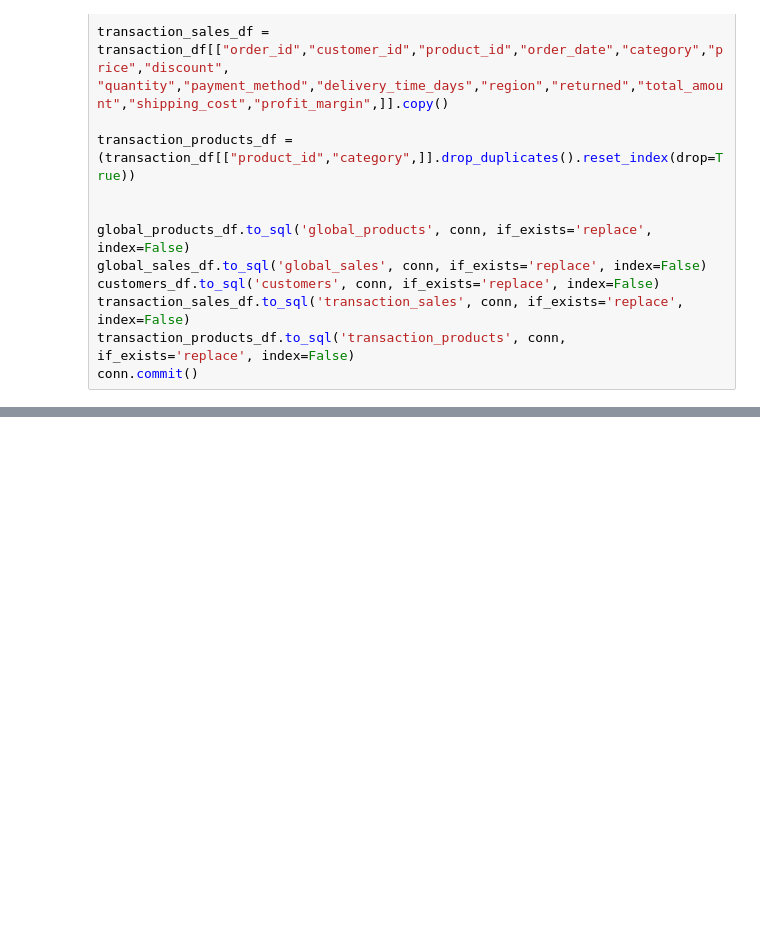
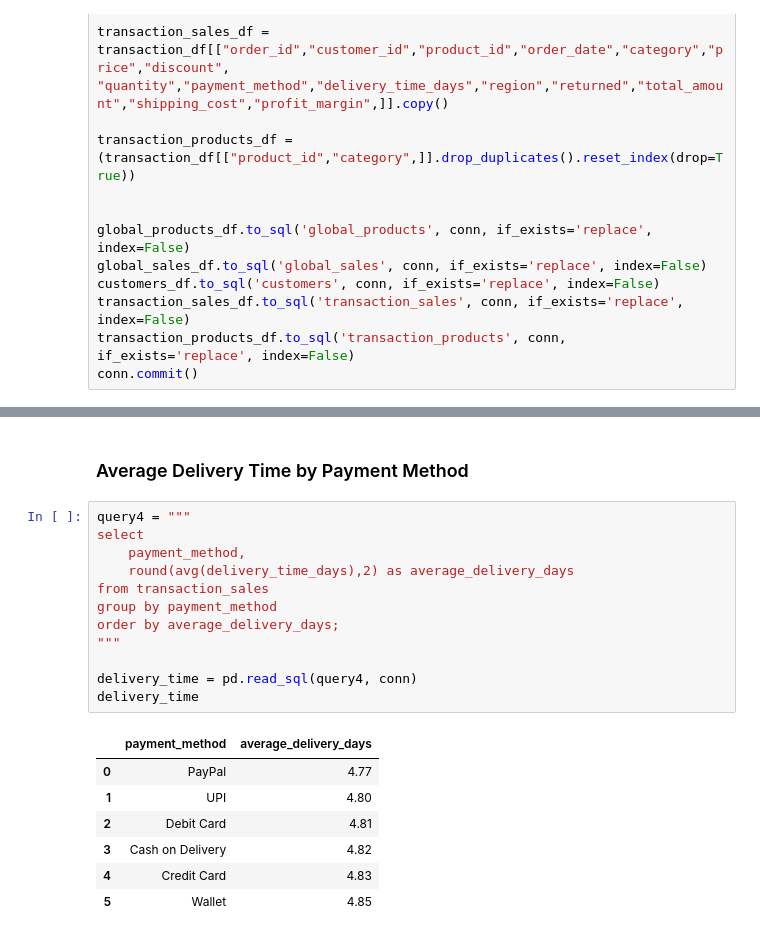
Before and after one commit to KiruthigaSidharthan/Global_Ecommerce_Sales_Analysis, a Jupyter notebook: Notebooks/Ecommerce_Sales_Transaction_Analysis.ipynb, the cells around one changed output, grey strips where cells are left out. Saved outputs shown, nothing was run; the diff lists cells and outputs as text; blank space fills up the shorter version.

```diff
--- a/Notebooks/Ecommerce_Sales_Transaction_Analysis.ipynb
+++ b/Notebooks/Ecommerce_Sales_Transaction_Analysis.ipynb
@@ -560,0 +636,22 @@ conn.commit()
+# %% [markdown]
+### Average Delivery Time by Payment Method
+# %%
+query4 = """
+select
+    payment_method,
+    round(avg(delivery_time_days),2) as average_delivery_days
+from transaction_sales
+group by payment_method
+order by average_delivery_days;
+"""
+
+delivery_time = pd.read_sql(query4, conn)
+delivery_time
+# %% [output]
+|  | payment_method | average_delivery_days |
+| 0 | PayPal | 4.77 |
+| 1 | UPI | 4.80 |
+| 2 | Debit Card | 4.81 |
+| 3 | Cash on Delivery | 4.82 |
+| 4 | Credit Card | 4.83 |
+| 5 | Wallet | 4.85 |
```
Also changed, not shown: parts of 9 cells of this notebook.
